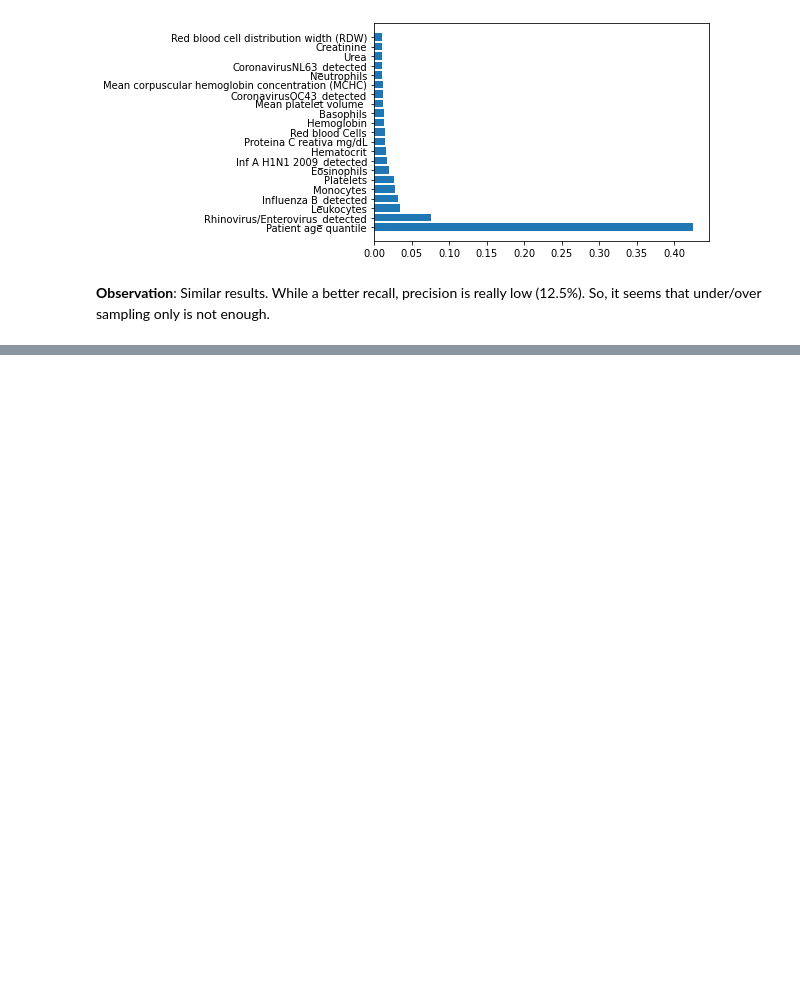
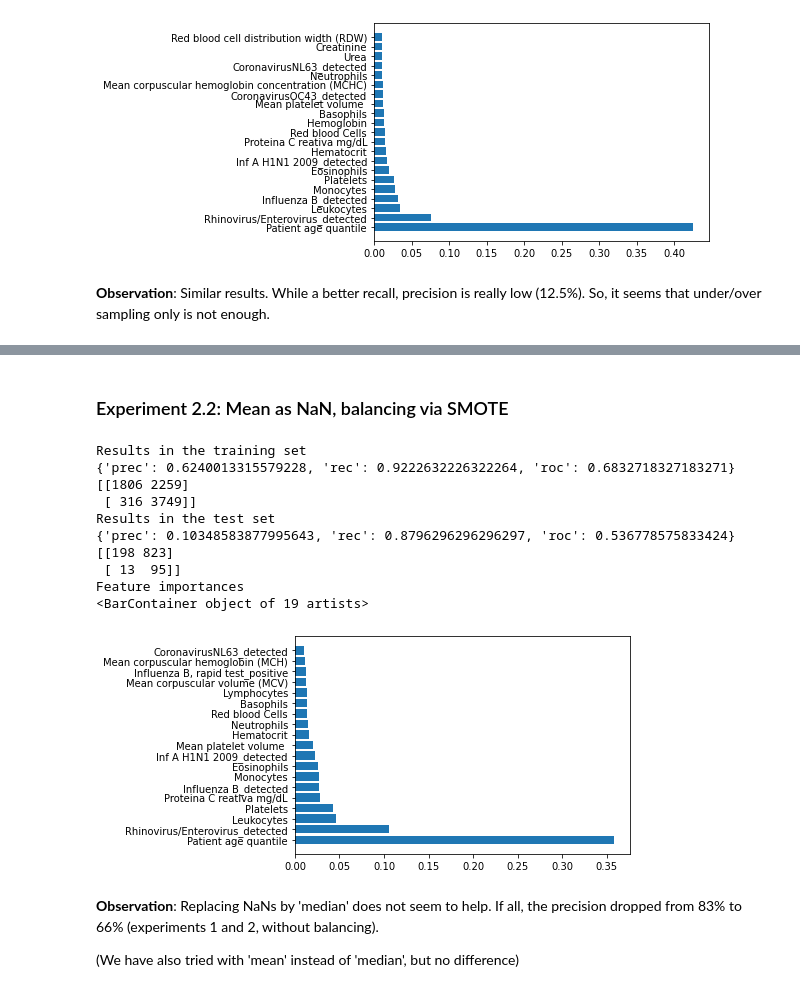
Before and after one commit to Anukool97/covid-19, a Jupyter notebook: COVID 19 - Albert Einstein dataset.ipynb, the cells around one changed output, grey strips where cells are left out. Drawn from its saved outputs; the diff is of its cells as text; code cells hidden in the pictures; blank space fills up the shorter version.

```diff
--- a/COVID 19 - Albert Einstein dataset.ipynb
+++ b/COVID 19 - Albert Einstein dataset.ipynb
@@ -403,0 +438,24 @@ Feature importances
+# %% [markdown]
+### Experiment 2.2: Mean as NaN, balancing via SMOTE
+# %%
+X_resampled, y_resampled = SMOTE(random_state=42).fit_resample(imputed_train, y_train)
+X_resampled = pd.DataFrame(X_resampled, columns=X_train.columns)
+
+result = run_single(X_resampled, y_resampled, imputed_test, y_test,RandomForestClassifier(random_state=42))
+print_result(result)
+# %% [output]
+Results in the training set
+{'prec': 0.6240013315579228, 'rec': 0.9222632226322264, 'roc': 0.6832718327183271}
+[[1806 2259]
+ [ 316 3749]]
+Results in the test set
+{'prec': 0.10348583877995643, 'rec': 0.8796296296296297, 'roc': 0.536778575833424}
+[[198 823]
+ [ 13  95]]
+Feature importances
+<BarContainer object of 19 artists>
+[figure, added]
+# %% [markdown]
+**Observation**: Replacing NaNs by 'median' does not seem to help. If all, the precision dropped from 83% to 66% (experiments 1 and 2, without balancing).
+
+(We have also tried with 'mean' instead of 'median', but no difference)
```
Also changed, not shown: parts of 4 cells of this notebook.
